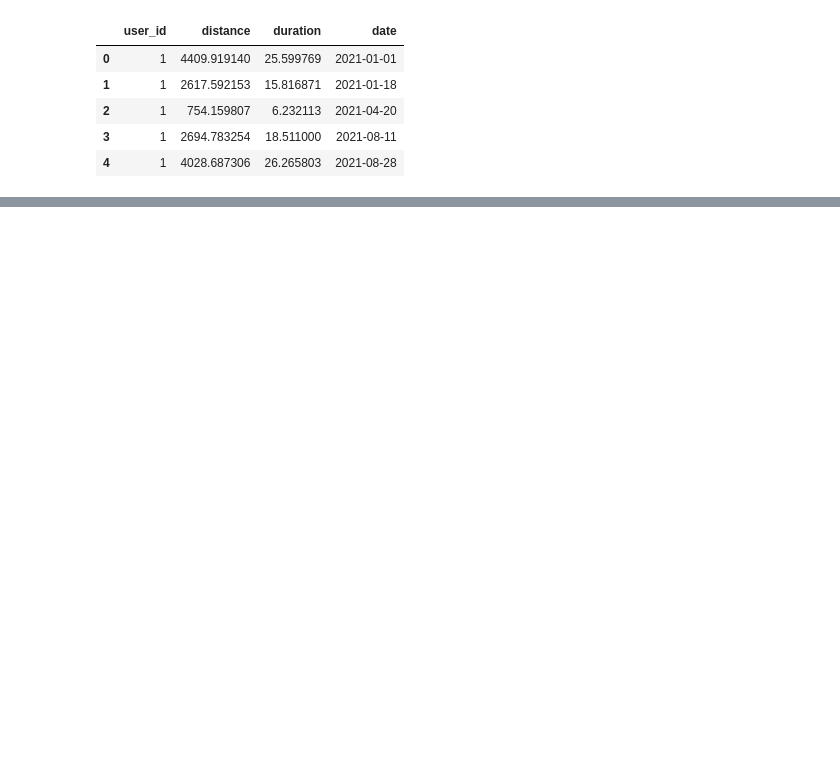
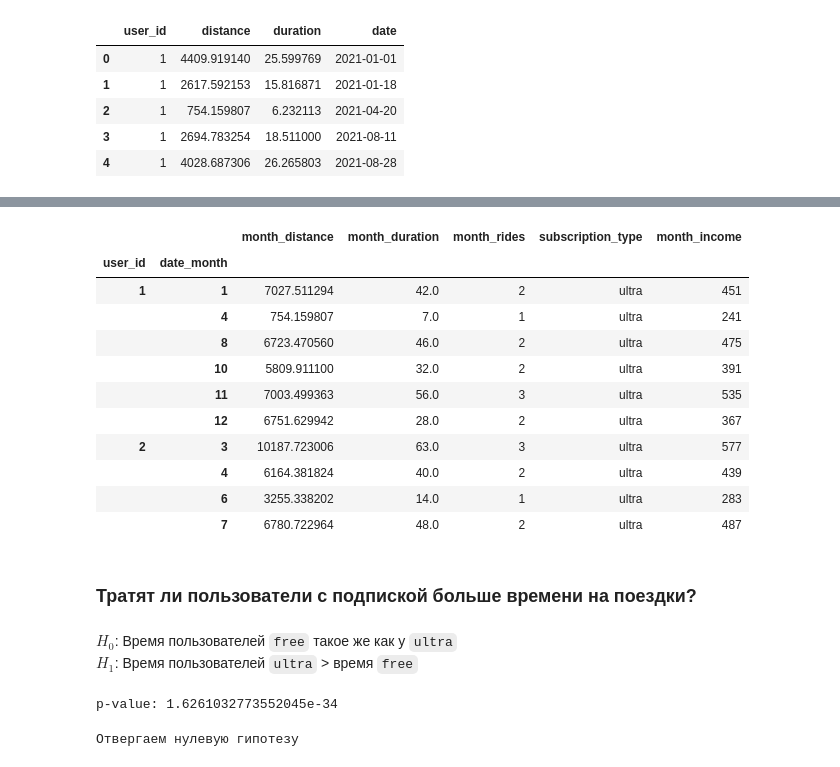
Before and after one commit to toiletsandpaper/school_x-python, a Jupyter notebook: lecture_15/stat-anal.ipynb, the cells around one changed output, grey strips where cells are left out. Cells and saved outputs as stored; diff of their text form; code cells hidden in the pictures; blank space fills up the shorter version.

```diff
--- a/lecture_15/stat-anal.ipynb
+++ b/lecture_15/stat-anal.ipynb
@@ -46,0 +150,20 @@ memory usage: 564.8+ KB
+# %%
+# cd - ceiled duration
+data_cd = data
+data_cd.duration = data_cd.duration.apply(np.ceil)
+# %%
+users_pivot = pd.pivot_table(
+    data_cd,
+    index=['user_id', 'date_month'],
+    #columns=['subscription_type'],
+    values=['distance', 'duration'],
+    aggfunc={
+        'distance': 'sum',
+        'user_id': 'count',
+        'duration': 'sum',
+    }
+)
+users_pivot.columns = ['month_distance', 'month_duration', 'month_rides']
+users_pivot['subscription_type'] = \
+    users_pivot.apply(lambda x: users[users.user_id == x.name[0]].iloc[0][-1], axis=1)
+users_pivot.head(10)
@@ -46,0 +199,39 @@ memory usage: 564.8+ KB
+# %%
+import warnings
+
+def calculate_month_income(series: pd.Series) -> int:
+    user_id: int = series.name[0]
+    duration: int = np.ceil(series.month_duration)
+    rides_count: int = series.month_rides
+    subscription_type: str = series.subscription_type
+
+    type_prices = subscriptions[subscriptions.subscription_type == subscription_type]
+
+    # тут использую инты для ускорения работы, так как тут всё равно неоткуда появиться
+    # дробям в нынешней итерации - всё слишком округлённое по заданию
+    # но в идеале бы всё во float
+    total_income: int = int(type_prices.subscription_fee)
+    total_income += int(rides_count * type_prices.start_ride_price)
+    total_income += int(duration * type_prices.minute_price)
+    return total_income
+
+
+with warnings.catch_warnings():
+    warnings.simplefilter("ignore")
+    users_pivot['month_income'] = users_pivot.apply(calculate_month_income, axis=1)
+users_pivot.head(10)
+# %% [output]
+|  |  | month_distance | month_duration | month_rides | subscription_type | month_income |
+| user_id | date_month |  |  |  |  |  |
+| 1 | 1 | 7027.511294 | 42.0 | 2 | ultra | 451 |
+|  | 4 | 754.159807 | 7.0 | 1 | ultra | 241 |
+|  | 8 | 6723.470560 | 46.0 | 2 | ultra | 475 |
+|  | 10 | 5809.911100 | 32.0 | 2 | ultra | 391 |
+|  | 11 | 7003.499363 | 56.0 | 3 | ultra | 535 |
+|  | 12 | 6751.629942 | 28.0 | 2 | ultra | 367 |
+| 2 | 3 | 10187.723006 | 63.0 | 3 | ultra | 577 |
+|  | 4 | 6164.381824 | 40.0 | 2 | ultra | 439 |
+|  | 6 | 3255.338202 | 14.0 | 1 | ultra | 283 |
+|  | 7 | 6780.722964 | 48.0 | 2 | ultra | 487 |
+# %% [markdown]
+### Тратят ли пользователи с подпиской больше времени на поездки?
@@ -46,0 +240,21 @@ memory usage: 564.8+ KB
+# %% [markdown]
+$H_0$: Время пользователей `free` такое же как у `ultra` <br>
+$H_1$: Время пользователей `ultra` > время `free`
+# %%
+alpha = 0.05
+
+results = st.ttest_ind(
+    data_ultra.duration,
+    data_free.duration,
+    alternative='greater'
+)
+
+print(f'p-value: {results.pvalue}')
+
+if results.pvalue < alpha:
+    print('Отвергаем нулевую гипотезу')
+else:
+    print('Нет оснований отвергнуть нулевую гипотезу')
+# %% [output]
+p-value: 1.6261032773552045e-34
+Отвергаем нулевую гипотезу
```
Also changed, not shown: parts of 27 cells of this notebook, 1 other file.
